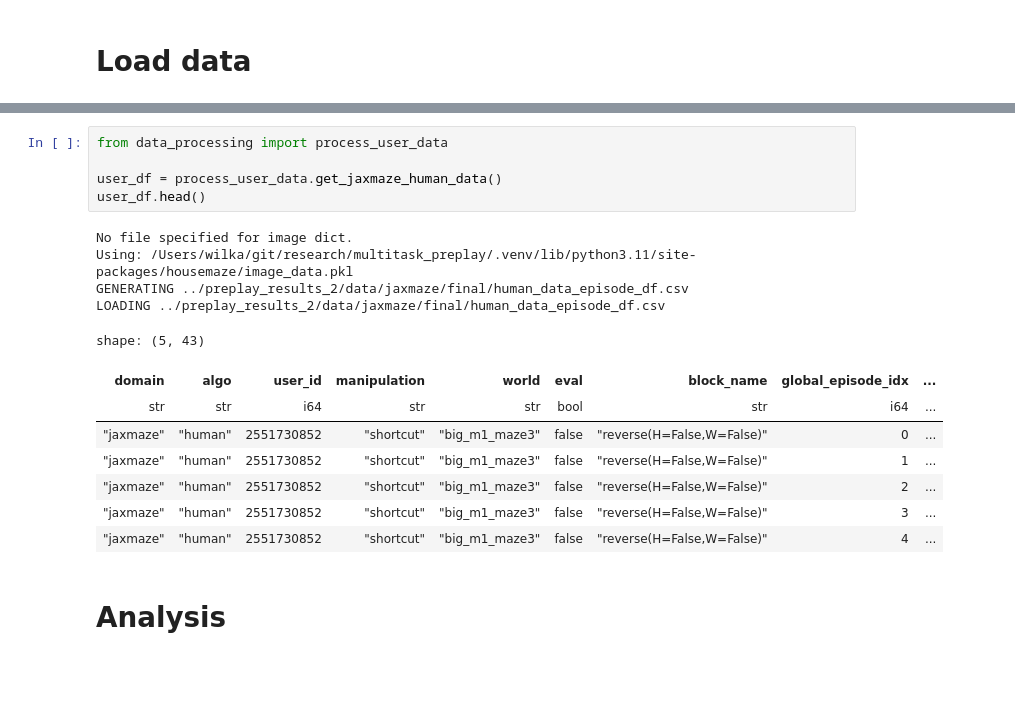
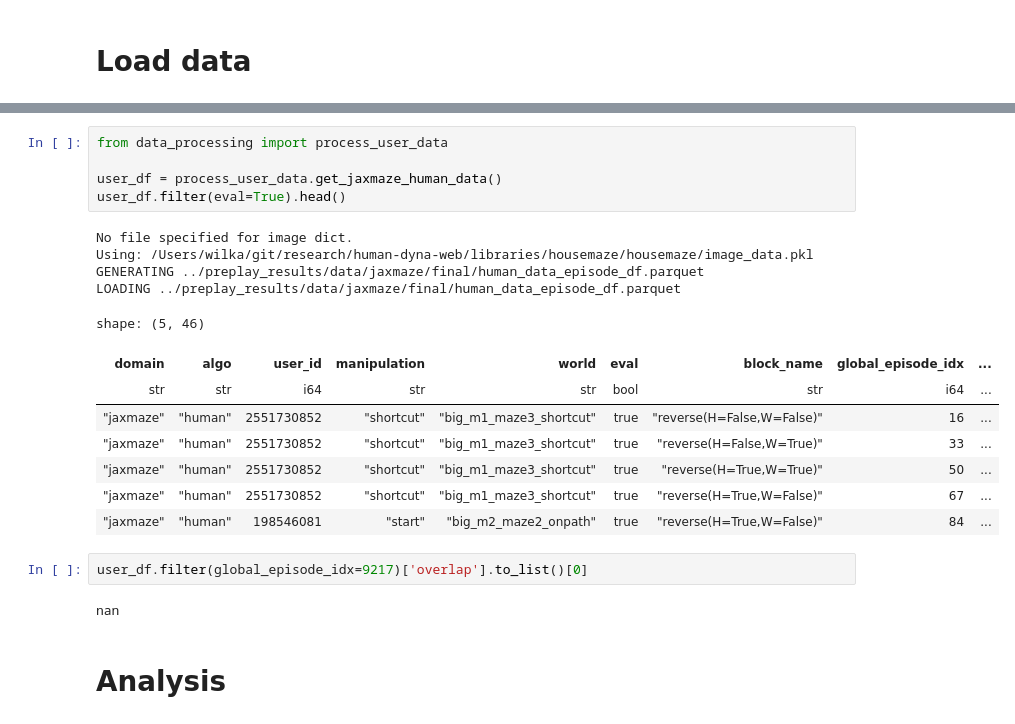
Before and after one commit to wcarvalho/multitask_preplay, a Jupyter notebook: figures/jaxmaze_results.ipynb, the cells around one changed output, grey strips where cells are left out. Drawn from its saved outputs; the diff is of its cells as text; blank space fills up the shorter version.

```diff
--- a/figures/jaxmaze_results.ipynb
+++ b/figures/jaxmaze_results.ipynb
@@ -66,21 +66,25 @@ shape: (5, 19)
 # %%
 from data_processing import process_user_data
 
 user_df = process_user_data.get_jaxmaze_human_data()
-user_df.head()
+user_df.filter(eval=True).head()
 # %% [output]
 No file specified for image dict.
-Using: /Users/wilka/git/research/multitask_preplay/.venv/lib/python3.11/site-packages/housemaze/image_data.pkl
-GENERATING ../preplay_results_2/data/jaxmaze/final/human_data_episode_df.csv
-LOADING ../preplay_results_2/data/jaxmaze/final/human_data_episode_df.csv
+Using: /Users/wilka/git/research/human-dyna-web/libraries/housemaze/housemaze/image_data.pkl
+GENERATING ../preplay_results/data/jaxmaze/final/human_data_episode_df.parquet
+LOADING ../preplay_results/data/jaxmaze/final/human_data_episode_df.parquet
-shape: (5, 43)
+shape: (5, 46)
 | domain | algo | user_id | manipulation | world | eval | block_name | global_episode_idx | ... |
 | str | str | i64 | str | str | bool | str | i64 | ... |
-| "jaxmaze" | "human" | 2551730852 | "shortcut" | "big_m1_maze3" | false | "reverse(H=False,W=False)" | 0 | ... |
-| "jaxmaze" | "human" | 2551730852 | "shortcut" | "big_m1_maze3" | false | "reverse(H=False,W=False)" | 1 | ... |
-| "jaxmaze" | "human" | 2551730852 | "shortcut" | "big_m1_maze3" | false | "reverse(H=False,W=False)" | 2 | ... |
-| "jaxmaze" | "human" | 2551730852 | "shortcut" | "big_m1_maze3" | false | "reverse(H=False,W=False)" | 3 | ... |
-| "jaxmaze" | "human" | 2551730852 | "shortcut" | "big_m1_maze3" | false | "reverse(H=False,W=False)" | 4 | ... |
+| "jaxmaze" | "human" | 2551730852 | "shortcut" | "big_m1_maze3_shortcut" | true | "reverse(H=False,W=False)" | 16 | ... |
+| "jaxmaze" | "human" | 2551730852 | "shortcut" | "big_m1_maze3_shortcut" | true | "reverse(H=False,W=True)" | 33 | ... |
+| "jaxmaze" | "human" | 2551730852 | "shortcut" | "big_m1_maze3_shortcut" | true | "reverse(H=True,W=True)" | 50 | ... |
+| "jaxmaze" | "human" | 2551730852 | "shortcut" | "big_m1_maze3_shortcut" | true | "reverse(H=True,W=False)" | 67 | ... |
+| "jaxmaze" | "human" | 198546081 | "start" | "big_m2_maze2_onpath" | true | "reverse(H=True,W=False)" | 84 | ... |
+# %%
+user_df.filter(global_episode_idx=9217)['overlap'].to_list()[0]
+# %% [output]
+nan
 # %% [markdown]
 # Analysis
 # %%
```
Also changed, not shown: parts of 5 cells of this notebook, 7 other files.
